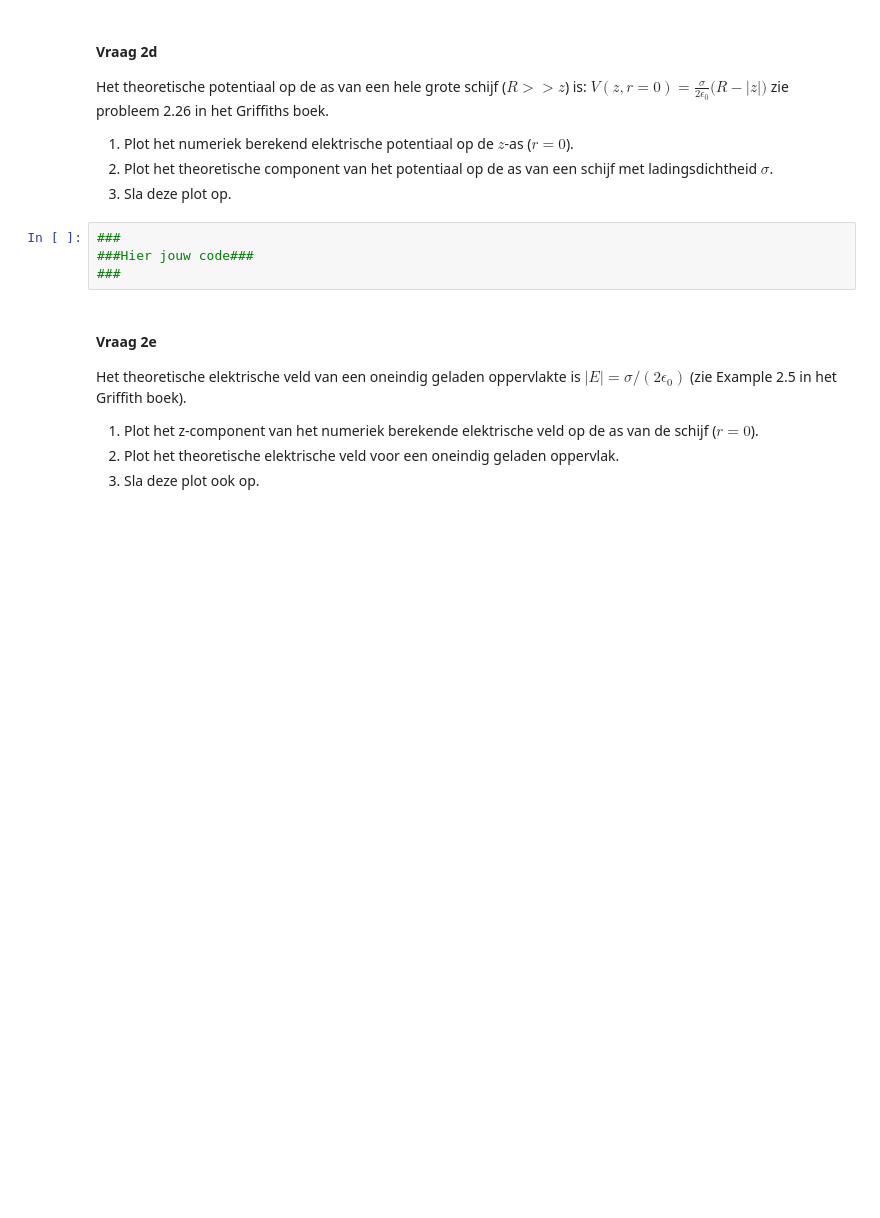
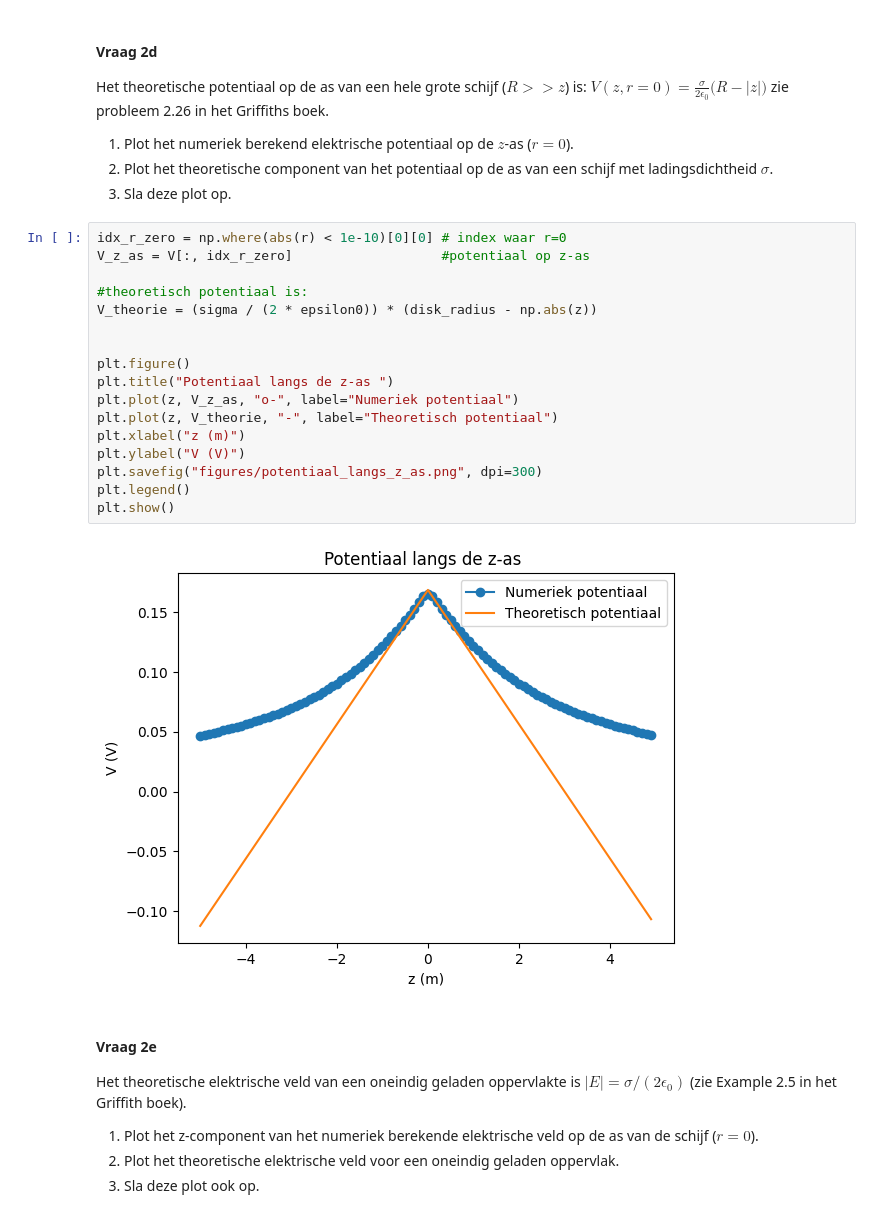
Before and after one commit to Caaldering/opdrachten-DEF-D_CA, a Jupyter notebook: DigitaleOntwerpopdrachten/1CondensatorOpdracht/CondensatorOntwerpopdracht.ipynb, the cells around one changed output. Saved outputs shown, nothing was run; the diff lists cells and outputs as text; blank space fills up the shorter version.

```diff
--- a/DigitaleOntwerpopdrachten/1CondensatorOpdracht/CondensatorOntwerpopdracht.ipynb
+++ b/DigitaleOntwerpopdrachten/1CondensatorOpdracht/CondensatorOntwerpopdracht.ipynb
@@ -234,9 +246,24 @@ zie probleem 2.26 in het Griffiths boek.
 2. Plot het theoretische component van het potentiaal op de as van een schijf met ladingsdichtheid $\sigma$.
 3. Sla deze plot op.
 # %%
-###
-###Hier jouw code###
-###
+idx_r_zero = np.where(abs(r) < 1e-10)[0][0] # index waar r=0
+V_z_as = V[:, idx_r_zero]                   #potentiaal op z-as
+
+#theoretisch potentiaal is:
+V_theorie = (sigma / (2 * epsilon0)) * (disk_radius - np.abs(z))
+
+
+plt.figure()
+plt.title("Potentiaal langs de z-as ")
+plt.plot(z, V_z_as, "o-", label="Numeriek potentiaal")
+plt.plot(z, V_theorie, "-", label="Theoretisch potentiaal")
+plt.xlabel("z (m)")
+plt.ylabel("V (V)")
+plt.savefig("figures/potentiaal_langs_z_as.png", dpi=300)
+plt.legend()
+plt.show()
+# %% [output]
+[figure, added]
 # %% [markdown]
 #### Vraag 2e
 
```
Also changed, not shown: parts of 6 cells of this notebook, 2 other files.
